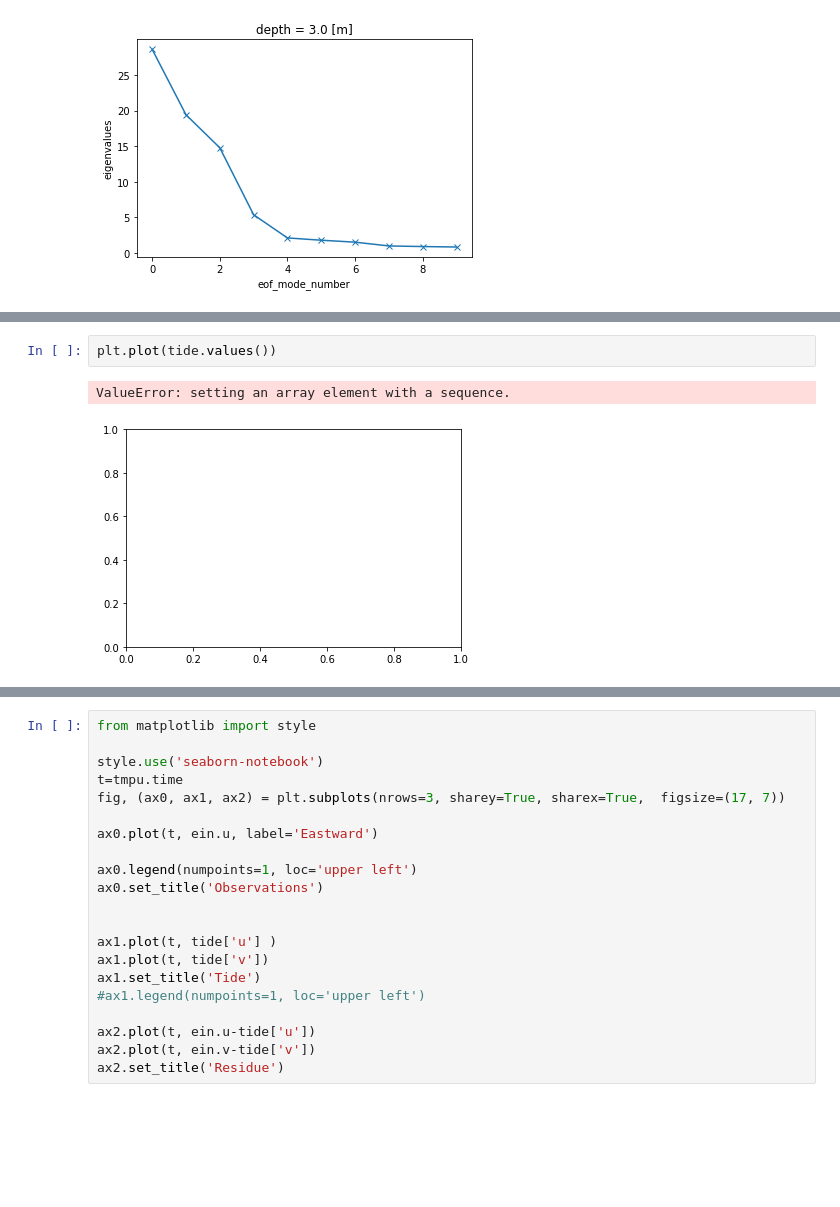
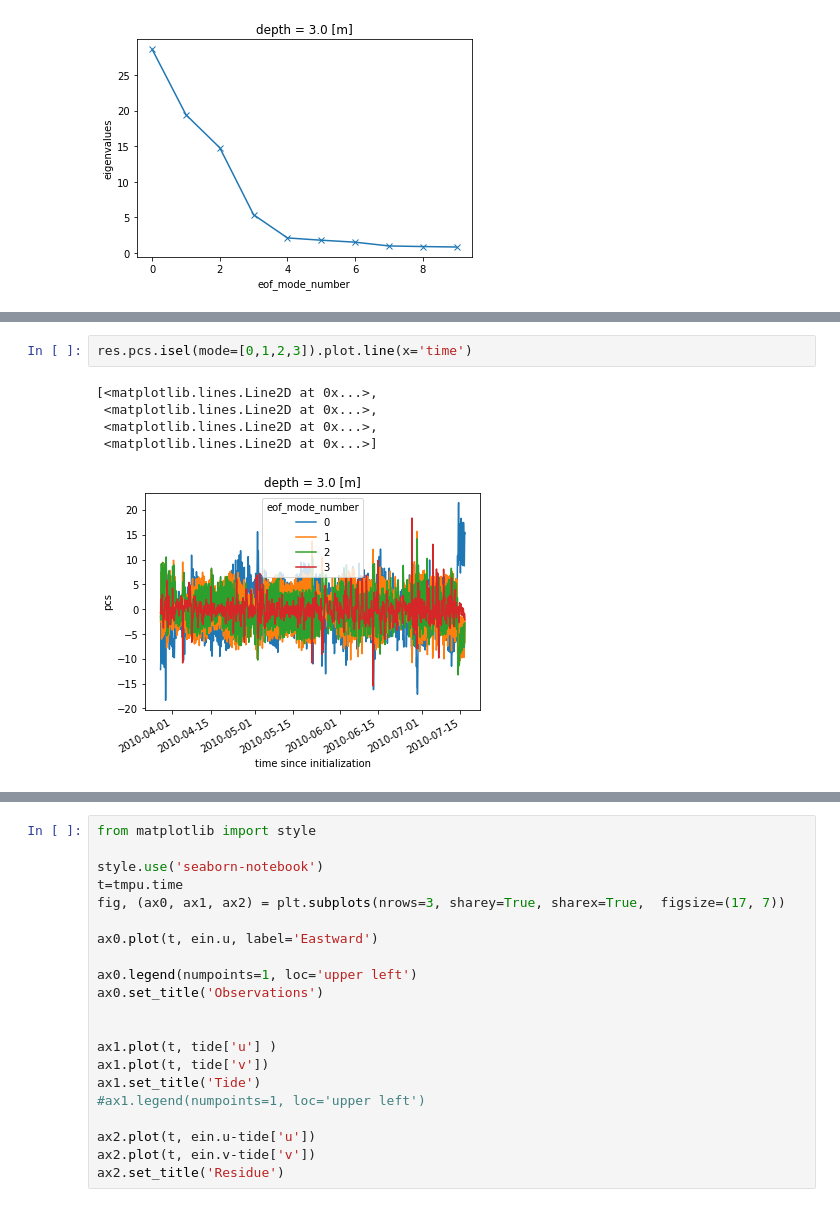
Before and after one commit to galendal/FACTS, a Jupyter notebook: eof_GA.ipynb, the cells around one changed output, grey strips where cells are left out. Saved outputs shown, nothing was run; the diff lists cells and outputs as text; blank space fills up the shorter version.

```diff
--- a/eof_GA.ipynb
+++ b/eof_GA.ipynb
@@ -454,5 +128,8 @@ ax.set_legend()
-# %%
-plt.plot(tide.values())
-# %% [output]
-ValueError: setting an array element with a sequence.
-[figure, removed]
+# %%
+res.pcs.isel(mode=[0,1,2,3]).plot.line(x='time')
+# %% [output]
+[<matplotlib.lines.Line2D at 0x...>,
+ <matplotlib.lines.Line2D at 0x...>,
+ <matplotlib.lines.Line2D at 0x...>,
+ <matplotlib.lines.Line2D at 0x...>]
+[figure, added]
```
Also changed, not shown: parts of 59 cells of this notebook.
